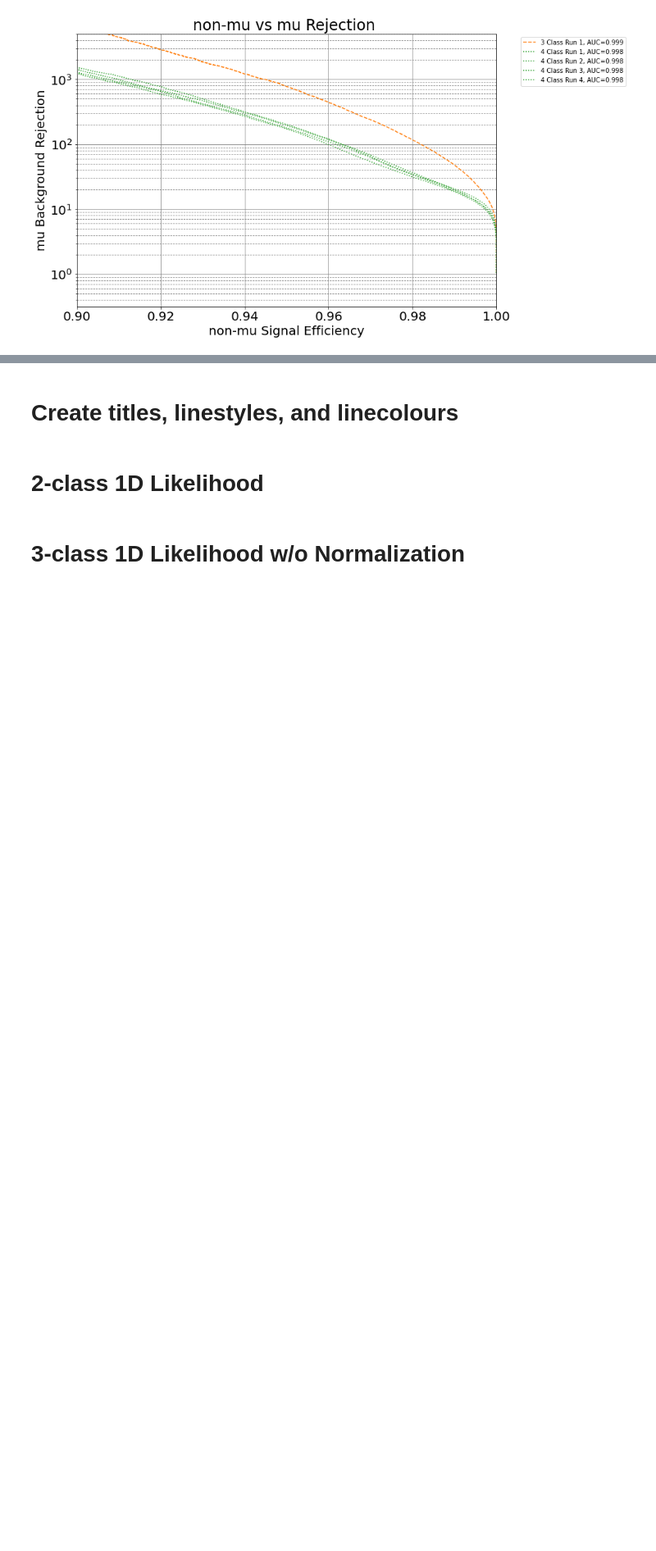
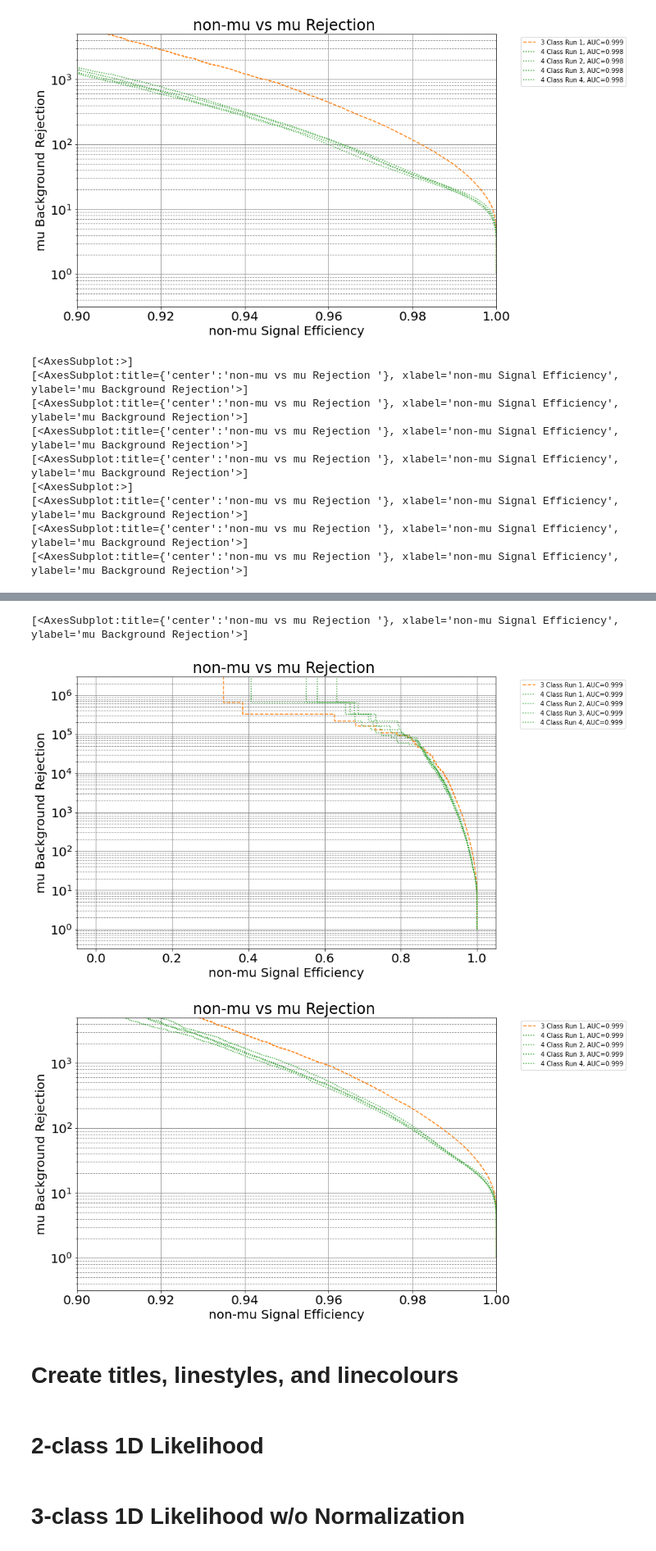
Before and after one commit to Hi-Chem246/WatChMaL_analysis, a Jupyter notebook: hichem_analysis/WatChMaL Update - Feb 18th.ipynb, the cells around one changed output, grey strips where cells are left out. Shown: that part at 82% size. Saved outputs shown, nothing was run; the diff lists cells and outputs as text; code cells hidden in the pictures; blank space fills up the shorter version.

```diff
--- a/hichem_analysis/WatChMaL Update - Feb 18th.ipynb
+++ b/hichem_analysis/WatChMaL Update - Feb 18th.ipynb
@@ -233,3 +233,35 @@ Invalid limit will be ignored.
   ax1.set_ylim(ylim[0],ylim[1])
 [figure]
 [figure]
+# %%
+collapsed_class_scores_list, collapsed_class_labels_list = multi_collapse_test_output(softmaxes, labels, label_dict)
+
+collapsed_class_labels_list = [collapsed_class_labels - 1 for collapsed_class_labels in collapsed_class_labels_list]
+collapsed_class_scores_list = [collapsed_class_scores[:, 1:] for collapsed_class_scores in collapsed_class_scores_list]
+
+############# compute short tank multi e/gamma ROC #############
+fprs, tprs, thrs = multi_compute_roc(collapsed_class_scores_list, collapsed_class_labels_list,
+                                                         true_label=muon_softmax_index_dict["non-mu"],
+                                                         false_label=muon_softmax_index_dict["mu"],
+                                                         normalize=True)
+
+figs = multi_plot_roc(fprs, tprs, thrs, "non-mu", "mu",
+                      fig_list=[1], ylims=[[0,3e6]],
+                      linestyles=linestyle,linecolors=linecolor,
+                      plot_labels=titles, show=False)
+
+figs = multi_plot_roc(fprs, tprs, thrs, "non-mu", "mu",
+                      fig_list=[1],
+                      xlims=[[0.9,1.0]], ylims=[[0,5e3]],
+                      linestyles=linestyle,linecolors=linecolor,
+                      plot_labels=titles, show=False)
+# %% [output]
+[<AxesSubplot:>]
+[<AxesSubplot:title={'center':'non-mu vs mu Rejection '}, xlabel='non-mu Signal Efficiency', ylabel='mu Background Rejection'>]
+[<AxesSubplot:title={'center':'non-mu vs mu Rejection '}, xlabel='non-mu Signal Efficiency', ylabel='mu Background Rejection'>]
+[<AxesSubplot:title={'center':'non-mu vs mu Rejection '}, xlabel='non-mu Signal Efficiency', ylabel='mu Background Rejection'>]
+[<AxesSubplot:title={'center':'non-mu vs mu Rejection '}, xlabel='non-mu Signal Efficiency', ylabel='mu Background Rejection'>]
+[<AxesSubplot:>]
+[<AxesSubplot:title={'center':'non-mu vs mu Rejection '}, xlabel='non-mu Signal Efficiency', ylabel='mu Background Rejection'>]
+[<AxesSubplot:title={'center':'non-mu vs mu Rejection '}, xlabel='non-mu Signal Efficiency', ylabel='mu Background Rejection'>]
+[<AxesSubplot:title={'center':'non-mu vs mu Rejection '}, xlabel='non-mu Signal Efficiency', ylabel='mu Background Rejection'>]
@@ -236,3 +288,6 @@ Invalid limit will be ignored.
+[<AxesSubplot:title={'center':'non-mu vs mu Rejection '}, xlabel='non-mu Signal Efficiency', ylabel='mu Background Rejection'>]
+[figure, added]
+[figure, added]
 # %% [markdown]
 # Create titles, linestyles, and linecolours
 # %%
```
Also changed, not shown: parts of 1 cell of this notebook, 6 other files.
